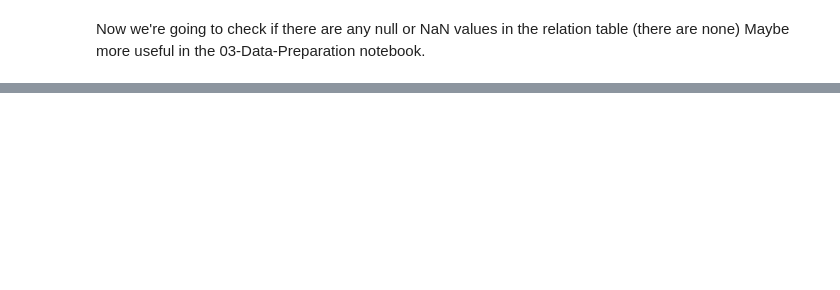
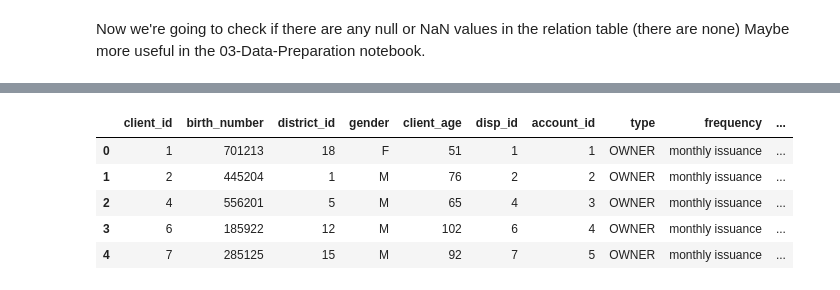
Before and after one commit to Goncalo101/FEUP-CAC, a Jupyter notebook: 02-Data-Understanding.ipynb, the cells around one changed output, grey strips where cells are left out. Cells and saved outputs as stored; diff of their text form; code cells hidden in the pictures; blank space fills up the shorter version.

```diff
--- a/02-Data-Understanding.ipynb
+++ b/02-Data-Understanding.ipynb
@@ -140,0 +204,3 @@ Now we're going to check if there are any null or NaN values in the relation tab
+# %%
+client_df = pd.read_csv('data/client.csv', sep=';')
+client_df.head()
@@ -192,0 +233,7 @@ plt.show()
+# %%
+# add gender data from the birth number and calculate the number of male and female clients
+def is_female(number):
+    return str(number)[2] == '5' or str(number)[2] == '6'
+
+client_df['gender'] = client_df.apply(lambda row: 'F' if is_female(row['birth_number']) else 'M', axis=1)
+client_df['gender'].value_counts()
@@ -192,0 +244,5 @@ plt.show()
+# %%
+# compute client age and reset birth_number
+client_df['client_age'] = 2021 - ((client_df['birth_number'] // 10000) + 1900)
+client_df['birth_number'] = client_df['birth_number'] - 5000
+client_df.head()
@@ -192,0 +268,12 @@ plt.show()
+# %%
+disp_df = pd.read_csv('data/disp.csv', sep=';')
+client_df = client_df.merge(disp_df, validate='one_to_one')
+client_df = client_df.merge(account_df, validate='many_to_one')
+client_df.head()
+# %% [output]
+|  | client_id | birth_number | district_id | gender | client_age | disp_id | account_id | type | frequency | ... |
+| 0 | 1 | 701213 | 18 | F | 51 | 1 | 1 | OWNER | monthly issuance | ... |
+| 1 | 2 | 445204 | 1 | M | 76 | 2 | 2 | OWNER | monthly issuance | ... |
+| 2 | 4 | 556201 | 5 | M | 65 | 4 | 3 | OWNER | monthly issuance | ... |
+| 3 | 6 | 185922 | 12 | M | 102 | 6 | 4 | OWNER | monthly issuance | ... |
+| 4 | 7 | 285125 | 15 | M | 92 | 7 | 5 | OWNER | monthly issuance | ... |
```
Also changed, not shown: parts of 18 cells of this notebook.
